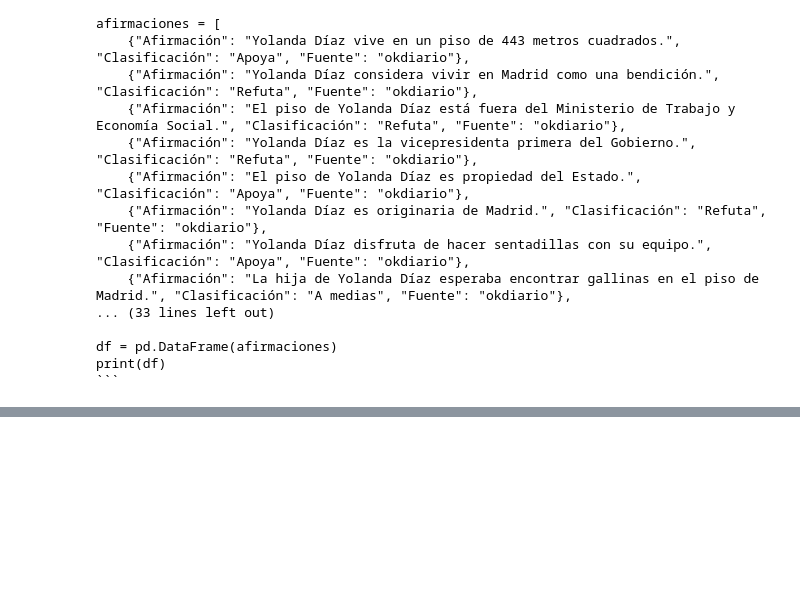
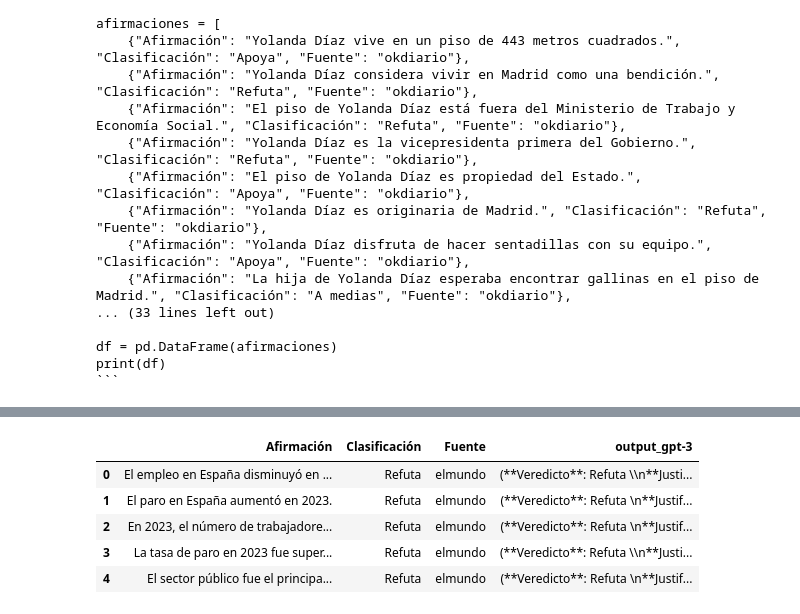
Before and after one commit to bandreibal/viu_fact-checking-press, a Jupyter notebook: 2-evaluation.ipynb, the cells around one changed output, grey strips where cells are left out. Cells and saved outputs as stored; diff of their text form; code cells hidden in the pictures; blank space fills up the shorter version.

```diff
--- a/2-evaluation.ipynb
+++ b/2-evaluation.ipynb
@@ -194,0 +212,6 @@ print(df)
+# %%
+text_splitter = CharacterTextSplitter(chunk_size=200, chunk_overlap=30, separator=".")
+docs = text_splitter.split_documents(documents=documents)
+
+embeddings = OpenAIEmbeddings(api_key=OPENAI_API_KEY)
+vectorstore = FAISS.from_documents(documents=docs, embedding=embeddings)
@@ -194,0 +270,9 @@ print(df)
+# %%
+display(eval_df.head(5))
+# %% [output]
+|  | Afirmación | Clasificación | Fuente | output_gpt-3 |
+| 0 | El empleo en España disminuyó en ... | Refuta | elmundo | (**Veredicto**: Refuta \\n**Justi... |
+| 1 | El paro en España aumentó en 2023. | Refuta | elmundo | (**Veredicto**: Refuta \n**Justif... |
+| 2 | En 2023, el número de trabajadore... | Refuta | elmundo | (**Veredicto**: Refuta \n**Justif... |
+| 3 | La tasa de paro en 2023 fue super... | Refuta | elmundo | (**Veredicto**: Refuta \\n**Justi... |
+| 4 | El sector público fue el principa... | Refuta | elmundo | (**Veredicto**: Refuta \n**Justif... |
```
Also changed, not shown: parts of 13 cells of this notebook, 5 other files.
